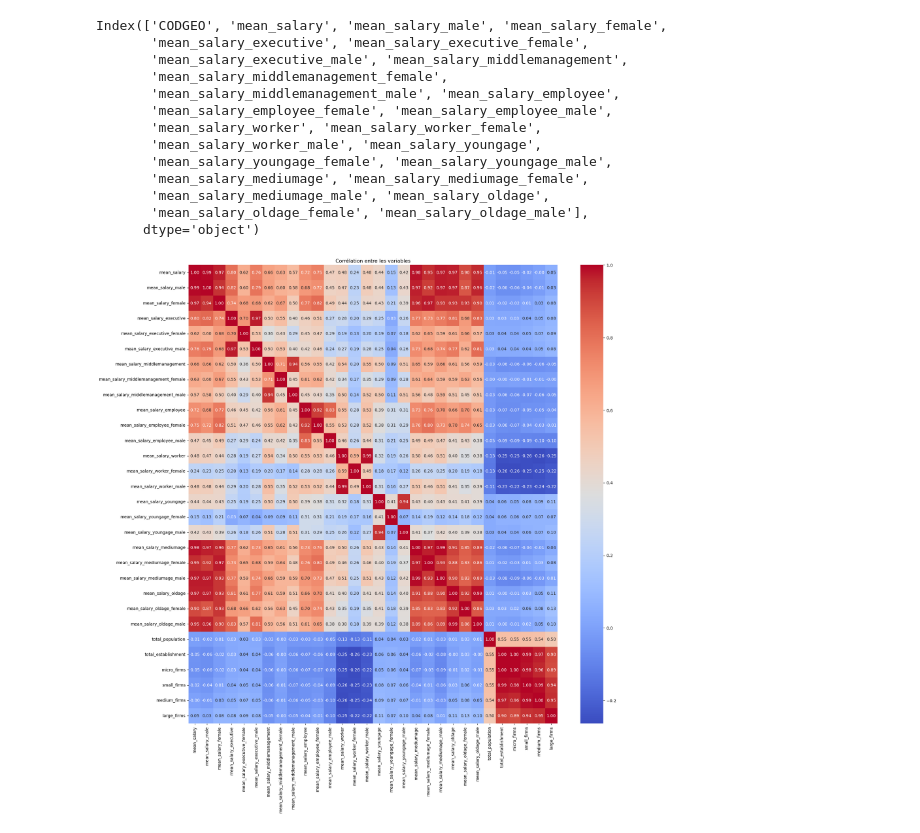
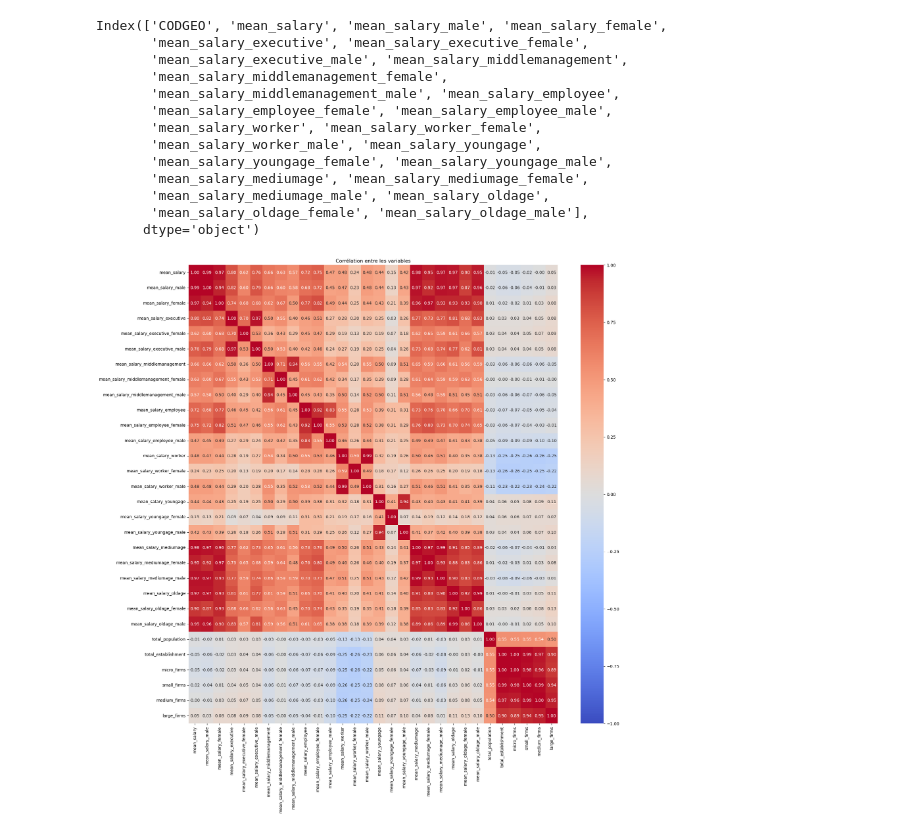
Before and after one commit to steprag/fp_finale_project, a Jupyter notebook: main/fp05_dataexploring.ipynb, the cells around one changed output. Saved outputs shown, nothing was run; the diff lists cells and outputs as text; code cells hidden in the pictures.

```diff
--- a/main/fp05_dataexploring.ipynb
+++ b/main/fp05_dataexploring.ipynb
@@ -768,32 +802,32 @@ import seaborn as sns
 import matplotlib.pyplot as plt
 import pandas as pd
 
 # Merge des DataFrames establishment et geography
 est_geo_merge = pd.merge(establishment, geography[['CODGEO', 'departement_name']], on='CODGEO', how='inner')
 
 # Merge des DataFrames est_geo_merge, salary_all et population
 merged_data = pd.merge(est_geo_merge, salary_all, on='CODGEO', how='inner')
 merged_data = pd.merge(merged_data, population, on='CODGEO', how='inner')
 
 # Sélection des colonnes pertinentes pour la heatmap
 heatmap_data = merged_data[['mean_salary', 'mean_salary_male', 'mean_salary_female',
                             'mean_salary_executive', 'mean_salary_executive_female', 'mean_salary_executive_male',
                             'mean_salary_middlemanagement', 'mean_salary_middlemanagement_female', 'mean_salary_middlemanagement_male',
                             'mean_salary_employee', 'mean_salary_employee_female', 'mean_salary_employee_male',
                             'mean_salary_worker', 'mean_salary_worker_female', 'mean_salary_worker_male',
                             'mean_salary_youngage', 'mean_salary_youngage_female', 'mean_salary_youngage_male',
                             'mean_salary_mediumage', 'mean_salary_mediumage_female', 'mean_salary_mediumage_male',
                             'mean_salary_oldage', 'mean_salary_oldage_female', 'mean_salary_oldage_male',
                             'total_population',
                             'total_establishment', 'micro_firms', 'small_firms', 'medium_firms', 'large_firms']]
 
 # Calcul de la matrice de corrélation
 correlation_matrix = heatmap_data.corr()
 
 # Création de la heatmap
 plt.figure(figsize=(20, 20))
-heatmap = sns.heatmap(correlation_matrix, annot=True, cmap='coolwarm', fmt=".2f")
+heatmap = sns.heatmap(correlation_matrix, annot=True, cmap='coolwarm', fmt=".2f", vmin=-1)
 plt.title('Corrélation entre les variables')
 plt.show()
 # %% [output]
-[figure, old version]
+[figure, new version]
```
Also changed, not shown: parts of 4 cells of this notebook, 17 other files.
